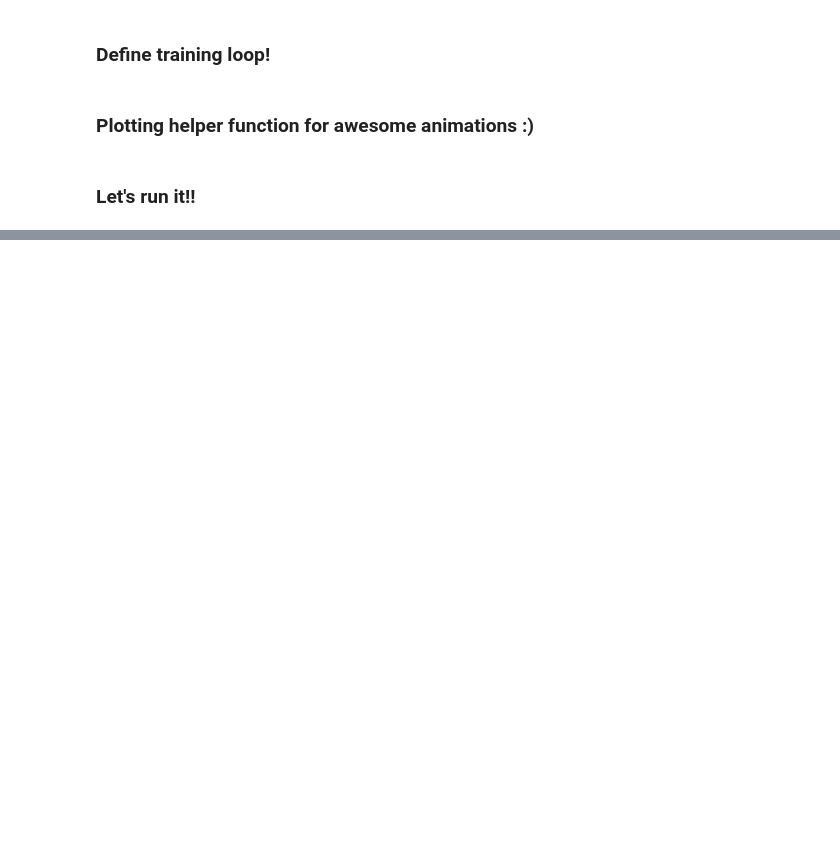
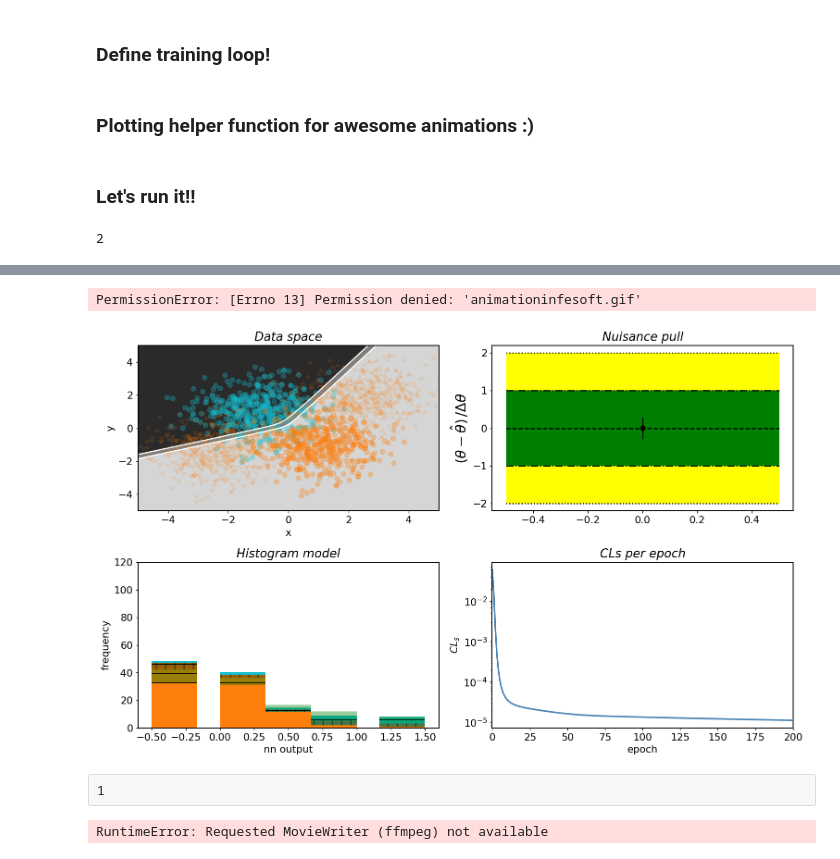
Before and after one commit to gradhep/relaxed, a Jupyter notebook: demo_kde_pyhf.ipynb, the cells around one changed output, grey strips where cells are left out. Saved outputs shown, nothing was run; the diff lists cells and outputs as text; code cells hidden in the pictures; blank space fills up the shorter version.

Commit message:
add cool pull stuff

```diff
--- a/demo_kde_pyhf.ipynb
+++ b/demo_kde_pyhf.ipynb
@@ -50,7 +50,7 @@ bins = jnp.array([-9999, *bins, 9999])
 hmaker = makers.hists_from_nn(dgen, predict, hpar_dict = dict(bins=bins,bandwidth=bandwidth),method='kde', reflect_infinities=reflect_infinite_bins)
 # %%
 nnm = makers.histosys_model_from_hists(hmaker)
-get_cls = infer.make_hypotest(nnm, solver_kwargs=dict(pdf_transform=False),metrics = ["CLs", "pull"])
+get_cls = infer.make_hypotest(nnm, solver_kwargs=dict(pdf_transform=False),metrics = ["CLs", "pull", "pull_err"])
 
 # loss returns a list of metrics -- let's just index into one (CLs)
 def loss(params):
@@ -88,8 +108,8 @@ def train_network(N):
         state, value, network = update_and_value(i, state, 1.0)
         epoch_time = time.time() - start_time
         losses.append(value)
-        pull = get_cls(network, test_mu=1.0)["pull"]
-        metrics = {"loss": losses, "pull": pull}
+        metrs = get_cls(network, test_mu=1.0)
+        metrics = {"loss": losses, "pull": metrs["pull"], "pull_err": metrs["pull_err"]}
 
 
 
@@ -131,7 +151,7 @@ def plot(axs, network, metrics, maxN):
     # ax.axhline(0.05, c="slategray", linestyle="--")
     ax.plot(metrics["loss"], c="steelblue", linewidth=2.0)
     ax.set_yscale("log")
-    ax.set_ylim(1e-4, 0.06)
+    #ax.set_ylim(1e-4, 0.06)
     ax.set_xlim(0, maxN)
     ax.set_xlabel("epoch")
     ax.set_ylabel(r"$CL_s$")
@@ -172,7 +192,8 @@ def plot(axs, network, metrics, maxN):
 
     ax = axs["Nuisance pull"]
 
-    pulls = get_cls(network, test_mu=1.0)["pull"]
+    pulls = metrics["pull"]
+    pullerr = metrics["pull_err"]
 
     ax.set_ylabel(r"$(\theta - \hat{\theta})\,/ \Delta \theta$", fontsize=18)
 
@@ -188,8 +209,22 @@ def plot(axs, network, metrics, maxN):
     ax.hlines([0], -0.5, len(pulls) - 0.5, colors="black", linestyles="dashed")
 
     ax.scatter(range(len(pulls)), pulls, color="black")
+    # and their uncertainties
+    ax.errorbar(
+        range(len(pulls)),
+        pulls,
+        color="black",
+        xerr=0,
+        yerr=pullerr[0],
+        marker=".",
+        fmt="none",
+    )
 # %% [markdown]
 ### Let's run it!!
+# %%
+1+1
+# %% [output]
+2
 # %%
 # slow
 import numpy as np
@@ -220,7 +255,7 @@ fig, axs = plt.subplot_mosaic(
 for label, ax in axs.items():
     ax.set_title(label, fontstyle="italic")
 
-maxN = 50 # make me bigger for better results!
+maxN = 200# make me bigger for better results!
 
 animate = True  # animations fail tests...
 ax_cpy = axs
@@ -231,7 +266,7 @@ if animate:
 
 # Training
 for i, (network, metrics, epoch_time) in enumerate(train_network(maxN)):
-    print(f"epoch {i}:", f'pull={metrics["pull"]}', f'CLs = {metrics["loss"][-1]}, took {epoch_time}s')
+    print(f"epoch {i}:", f'pull={metrics["pull"]}+-{metrics["pull_err"]}', f'CLs = {metrics["loss"][-1]}, took {epoch_time}s')
     if animate:
         plot(axs, network, metrics, maxN=maxN)
         plt.tight_layout()
@@ -243,3 +278,4 @@ for i, (network, metrics, epoch_time) in enumerate(train_network(maxN)):
     # break
 if animate:
     camera.animate().save("animationinfesoft.gif", writer="imagemagick", fps=10)
+# %% [output]
@@ -245,0 +301,2 @@ if animate:
+PermissionError: [Errno 13] Permission denied: 'animationinfesoft.gif'
+[figure, added]
@@ -245,0 +305,8 @@ if animate:
+# %% [raw]
+1
+# %%
+from IPython.display import HTML
+animation = camera.animate()
+HTML(animation.to_html5_video())
+# %% [output]
+RuntimeError: Requested MovieWriter (ffmpeg) not available
```
Also changed, not shown: parts of 6 cells of this notebook, 3 other files.
